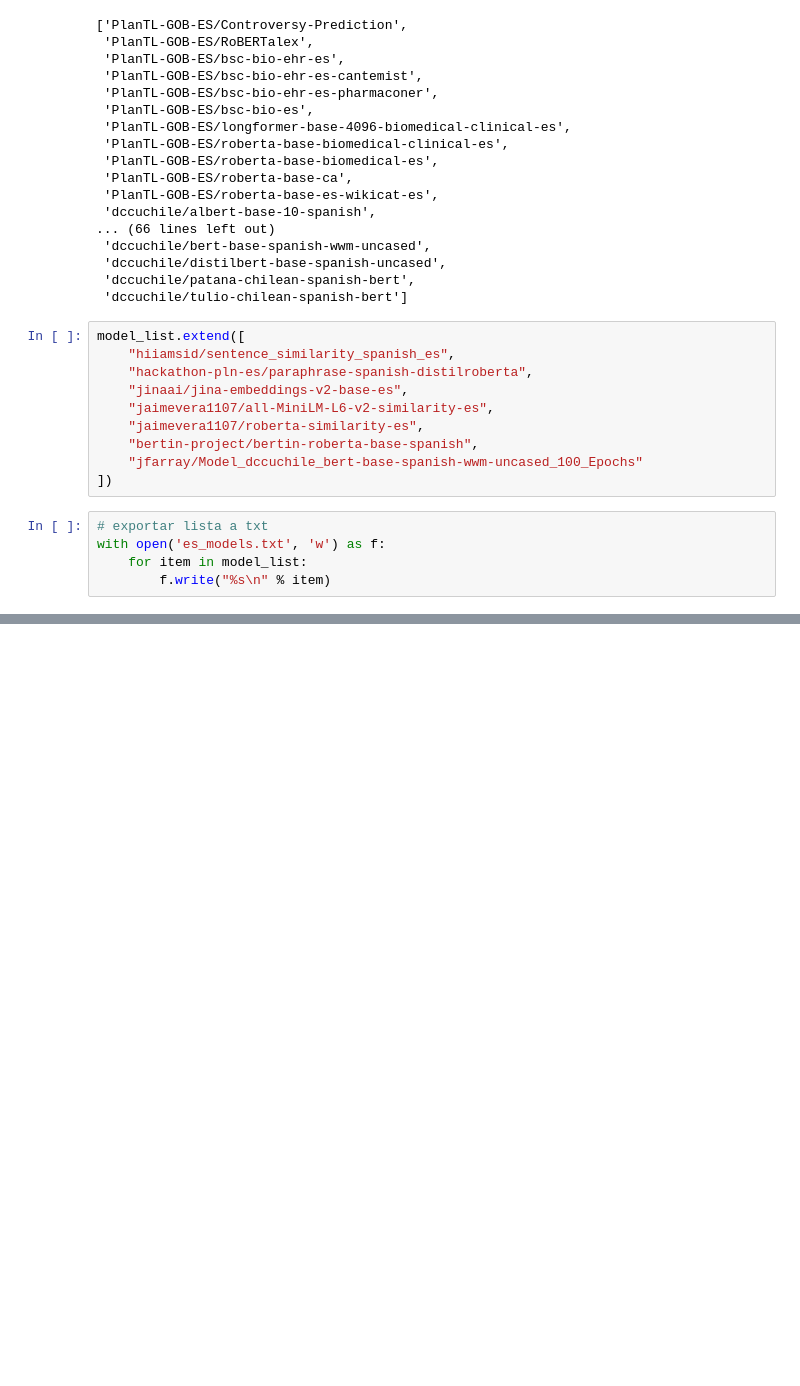
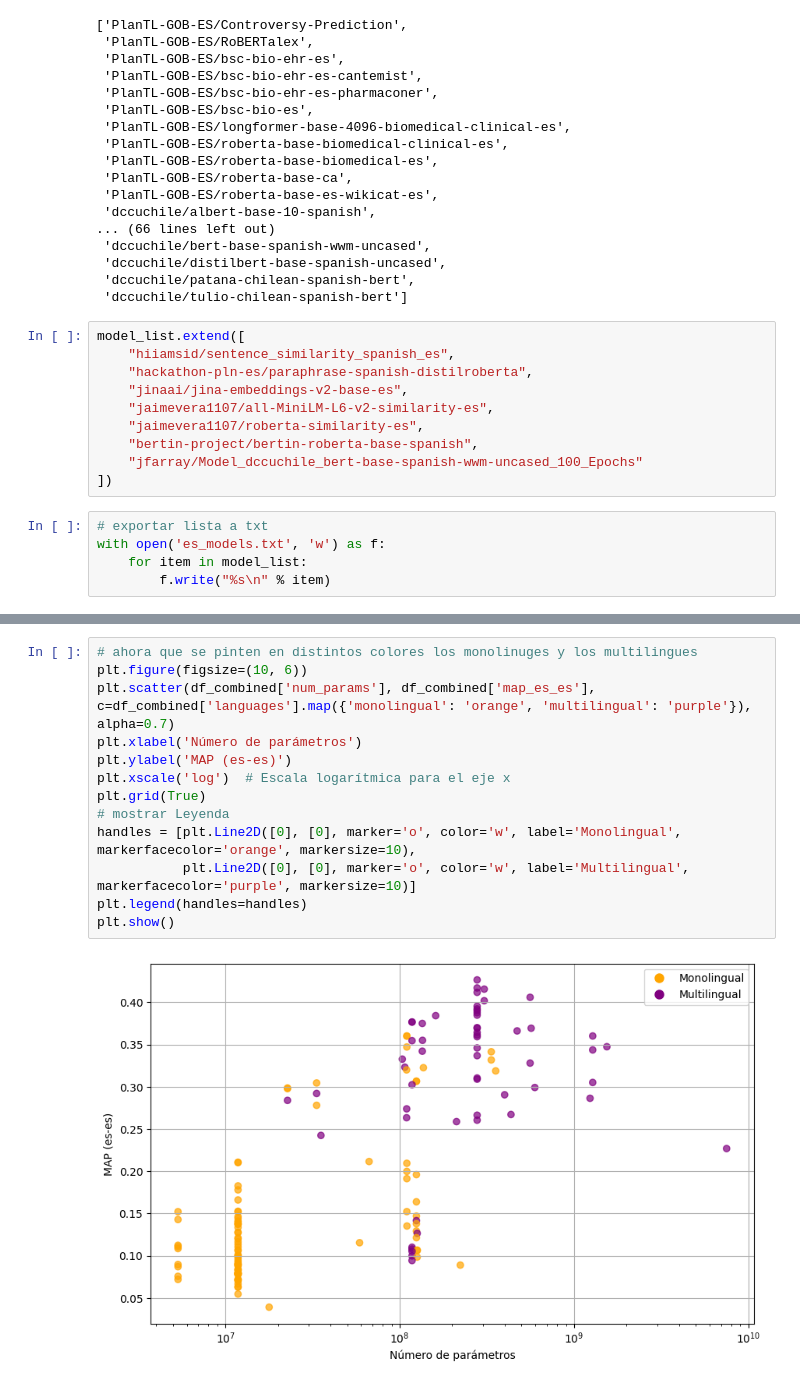
Before and after one commit to davidgc14/TalentCLEF-TaskA, a Jupyter notebook: data_lab.ipynb, the cells around one changed output, grey strips where cells are left out. Saved outputs shown, nothing was run; the diff lists cells and outputs as text; blank space fills up the shorter version.

```diff
--- a/data_lab.ipynb
+++ b/data_lab.ipynb
@@ -185,0 +275,15 @@ with open('es_models.txt', 'w') as f:
+# %%
+# ahora que se pinten en distintos colores los monolinuges y los multilingues
+plt.figure(figsize=(10, 6))
+plt.scatter(df_combined['num_params'], df_combined['map_es_es'], c=df_combined['languages'].map({'monolingual': 'orange', 'multilingual': 'purple'}), alpha=0.7)
+plt.xlabel('Número de parámetros')
+plt.ylabel('MAP (es-es)')
+plt.xscale('log')  # Escala logarítmica para el eje x
+plt.grid(True)
+# mostrar Leyenda
+handles = [plt.Line2D([0], [0], marker='o', color='w', label='Monolingual', markerfacecolor='orange', markersize=10),
+           plt.Line2D([0], [0], marker='o', color='w', label='Multilingual', markerfacecolor='purple', markersize=10)]
+plt.legend(handles=handles)
+plt.show()
+# %% [output]
+[figure, added]
```
Also changed, not shown: parts of 5 cells of this notebook.
